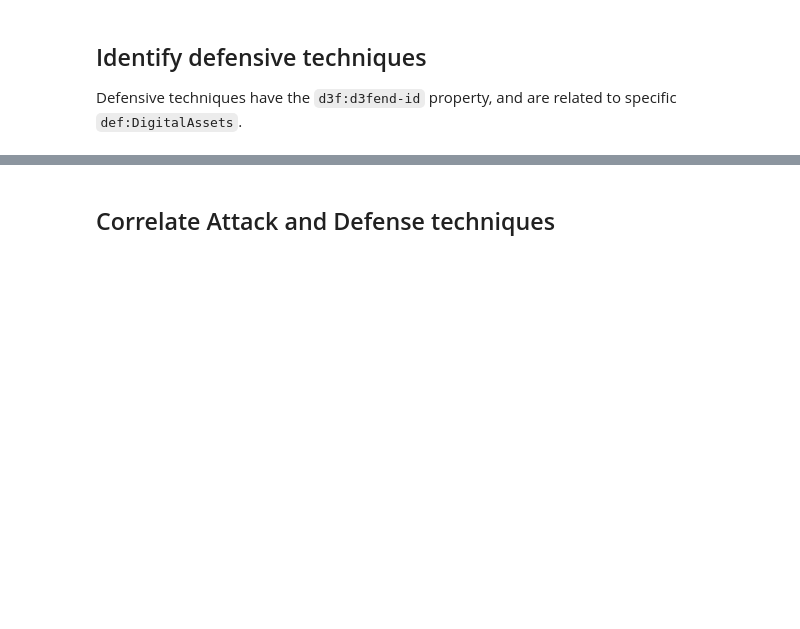
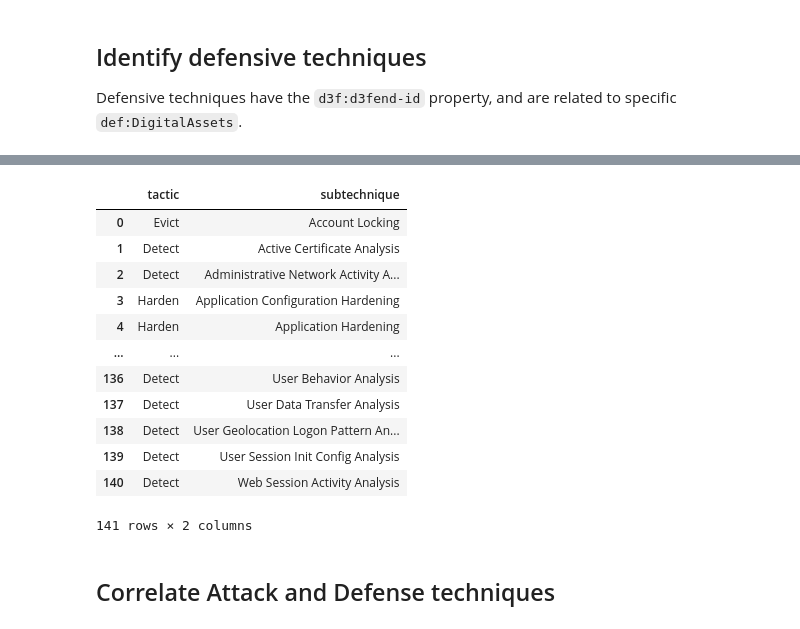
Before and after one commit to par-tec/security-ontologies, a Jupyter notebook: d4f-notebook.py.ipynb, the cells around one changed output, grey strips where cells are left out. Saved outputs shown, nothing was run; the diff lists cells and outputs as text; code cells hidden in the pictures; blank space fills up the shorter version.

```diff
--- a/d4f-notebook.py.ipynb
+++ b/d4f-notebook.py.ipynb
@@ -447,3 +483,40 @@ ORDER BY ?tactic
+# %%
+# Defensive  sub-techniques and tactics
+
+sparql_dataframe.get(
+    endpoint, prefixes+
+"""
+SELECT DISTINCT  ?tactic, ?subtechnique
+WHERE {
+
+?subtechnique_u rdfs:subClassOf* ?d;
+                rdfs:label ?subtechnique
+.
+?d a d3f:DefensiveTechnique;
+  rdfs:label ?technique;
+  d3f:enables ?tactic_u
+.
+ ?tactic_u   (rdfs:subClassOf) d3f:DefensiveTactic;
+    rdfs:label ?tactic
+
+}
+ORDER BY ?subtechnique
+"""
+                    )
+# %% [output]
+|  | tactic | subtechnique |
+| 0 | Evict | Account Locking |
+| 1 | Detect | Active Certificate Analysis |
+| 2 | Detect | Administrative Network Activity A... |
+| 3 | Harden | Application Configuration Hardening |
+| 4 | Harden | Application Hardening |
+| ... | ... | ... |
+| 136 | Detect | User Behavior Analysis |
+| 137 | Detect | User Data Transfer Analysis |
+| 138 | Detect | User Geolocation Logon Pattern An... |
+| 139 | Detect | User Session Init Config Analysis |
+| 140 | Detect | Web Session Activity Analysis |
+141 rows × 2 columns
 # %% [markdown]
 ## Correlate Attack and Defense techniques
 # %%
```
Also changed, not shown: parts of 10 cells of this notebook, 6 other files.
